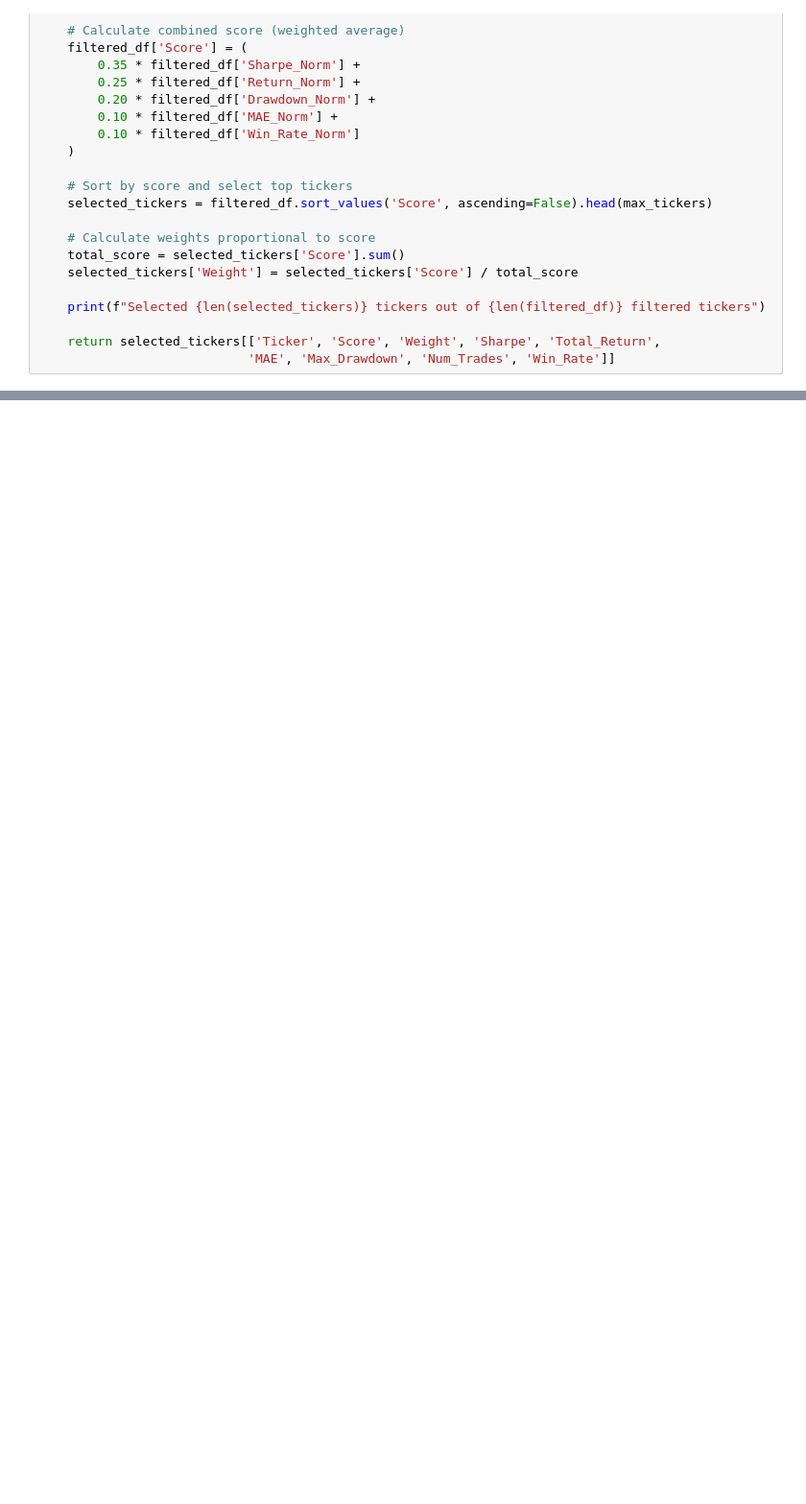
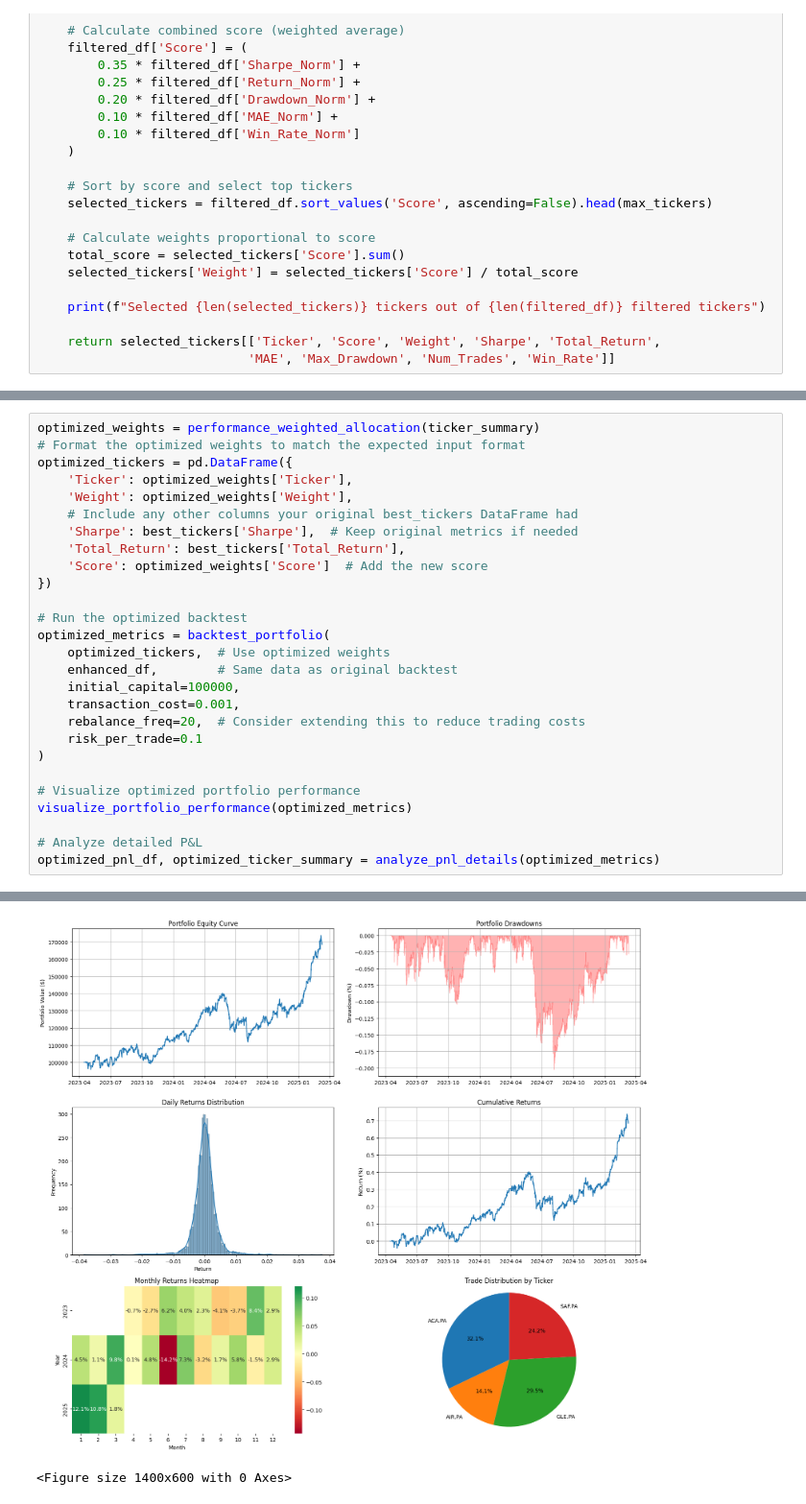
Before and after one commit to Liviogit/Projet_trading_automatique, a Jupyter notebook: deepclaude2.ipynb, the cells around one changed output, grey strips where cells are left out. Shown at 96% size. Drawn from its saved outputs; the diff is of its cells as text; blank space fills up the shorter version.

```diff
--- a/deepclaude2.ipynb
+++ b/deepclaude2.ipynb
@@ -2105,0 +1733,28 @@ trade_analysis = analyze_trade_performance(portfolio_metrics)
+# %%
+optimized_weights = performance_weighted_allocation(ticker_summary)
+# Format the optimized weights to match the expected input format
+optimized_tickers = pd.DataFrame({
+    'Ticker': optimized_weights['Ticker'],
+    'Weight': optimized_weights['Weight'],
+    # Include any other columns your original best_tickers DataFrame had
+    'Sharpe': best_tickers['Sharpe'],  # Keep original metrics if needed
+    'Total_Return': best_tickers['Total_Return'],
+    'Score': optimized_weights['Score']  # Add the new score
+})
+
+# Run the optimized backtest
+optimized_metrics = backtest_portfolio(
+    optimized_tickers,  # Use optimized weights
+    enhanced_df,        # Same data as original backtest
+    initial_capital=100000,
+    transaction_cost=0.001,
+    rebalance_freq=20,  # Consider extending this to reduce trading costs
+    risk_per_trade=0.1
+)
+
+# Visualize optimized portfolio performance
+visualize_portfolio_performance(optimized_metrics)
+
+# Analyze detailed P&L
+optimized_pnl_df, optimized_ticker_summary = analyze_pnl_details(optimized_metrics)
+# %% [output]
@@ -2105,0 +1773,2 @@ trade_analysis = analyze_trade_performance(portfolio_metrics)
+[figure, added]
+<Figure size 1400x600 with 0 Axes>
```
Also changed, not shown: parts of 17 cells of this notebook, 3 other files.
